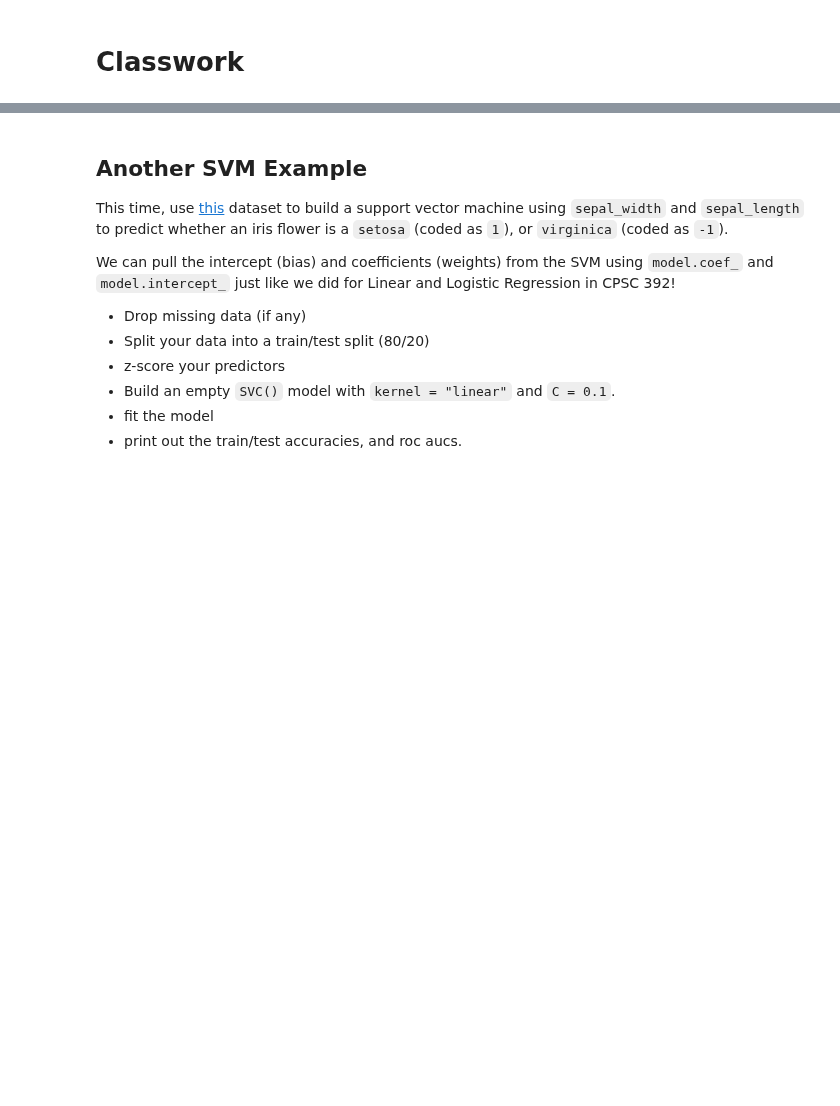
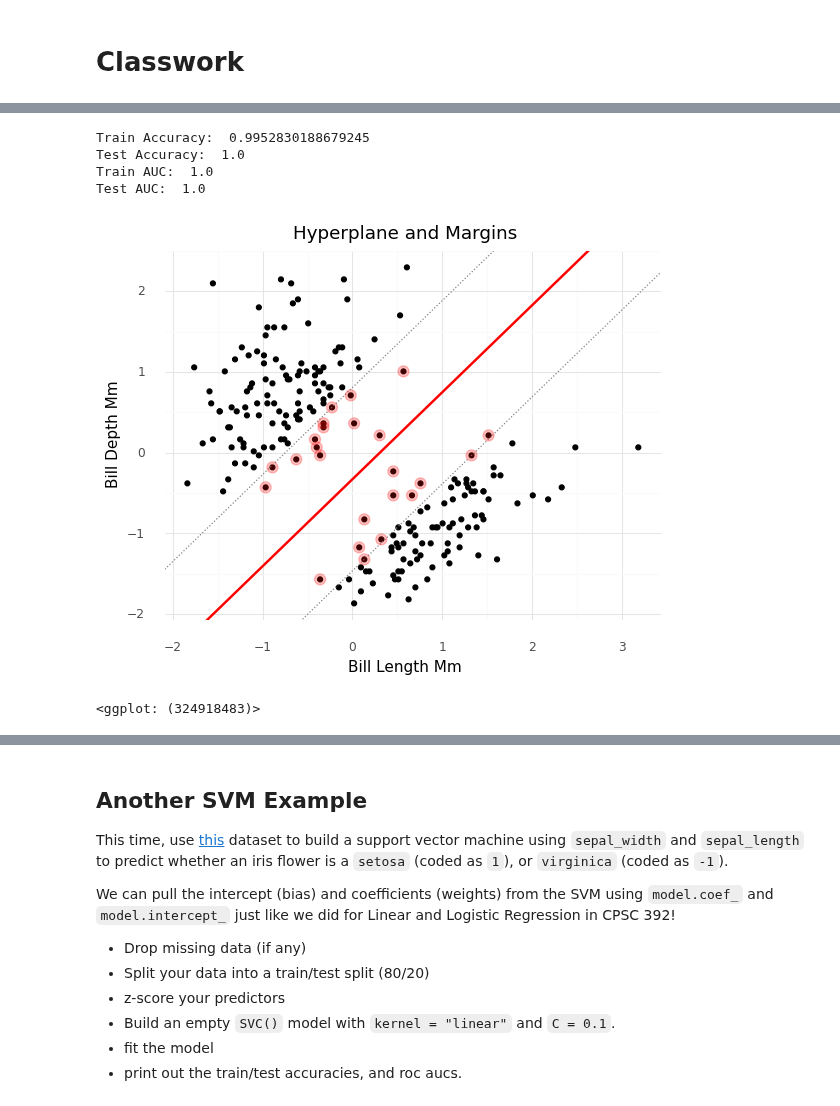
Before and after one commit to min-is/Chapman-University, a Jupyter notebook: CPSC 393 - Machine Learning/Classwork/3 - SupportVectorMachinesI.ipynb, the cells around one changed output, grey strips where cells are left out. Cells and saved outputs as stored; diff of their text form; code cells hidden in the pictures; blank space fills up the shorter version.

```diff
--- a/CPSC 393 - Machine Learning/Classwork/3 - SupportVectorMachinesI.ipynb
+++ b/CPSC 393 - Machine Learning/Classwork/3 - SupportVectorMachinesI.ipynb
@@ -175,3 +174,45 @@ If you change the hyperparameter `C` to be 0.01, or 1, what happens to the margi
+# %%
+### YOUR CODE HERE ###
+# organize and split data
+
+predictors = ['bill_length_mm', 'bill_depth_mm']
+
+X = df[predictors]
+y = df['species']
+
+X_train, X_test, y_train, y_test = train_test_split(X,y, test_size = 0.2)
+
+z = StandardScaler()
+
+X_train[predictors] = z.fit_transform(X_train[predictors])
+X_test[predictors] = z.transform(X_test[predictors])
+
+svm1 = SVC(kernel = 'linear', C = 0.1, probability = True)
+
+# Note: We add the "probability" here because SVM cannot do predict_proba otherwise
+
+# fit model
+
+svm1.fit(X_train, y_train)
+
+
+# assess performance
+y_pred_train = svm1.predict(X_train)
+y_pred_test = svm1.predict(X_test)
+
+y_pred_train_p = svm1.predict_proba(X_train)[:,1]
+y_pred_test_p = svm1.predict_proba(X_test)[:,1]
+
+print('Train Accuracy: ', accuracy_score(y_train, y_pred_train))
+print('Test Accuracy: ', accuracy_score(y_test, y_pred_test))
+
+print('Train AUC: ', roc_auc_score(y_train, y_pred_train_p))
+print('Test AUC: ', roc_auc_score(y_test, y_pred_test_p))
+# %% [output]
+Train Accuracy:  0.9952830188679245
+Test Accuracy:  1.0
+Train AUC:  1.0
+Test AUC:  1.0
 # %%
 ###################### DON'T CHANGE JUST RUN TO LOAD FUNCTION ######################
 def plot_hyperplane(svm, X):
@@ -208,7 +249,12 @@ def plot_hyperplane(svm, X):
 # %%
 # Call the plot_hyperplane function with your model and X_train
 
 ### YOUR CODE HERE ###
+
+plot_hyperplane(svm1, X_train)
+# %% [output]
+[figure, added]
+<ggplot: (324918483)>
 # %% [markdown]
 ### Question
 <img src="https://drive.google.com/uc?export=view&id=1ghyQPx1N8dmU3MV4TrANvqNhGwnLni72" alt="Q" width = "200"/>
```
Also changed, not shown: parts of 7 cells of this notebook.
